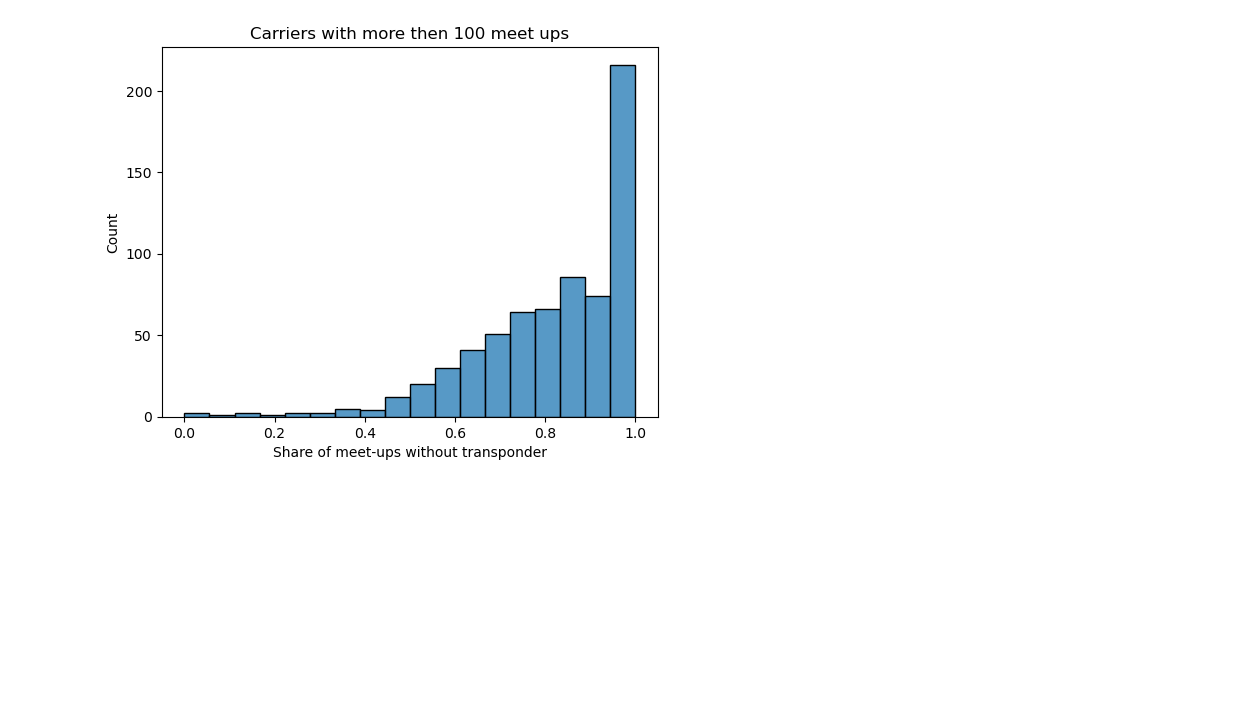
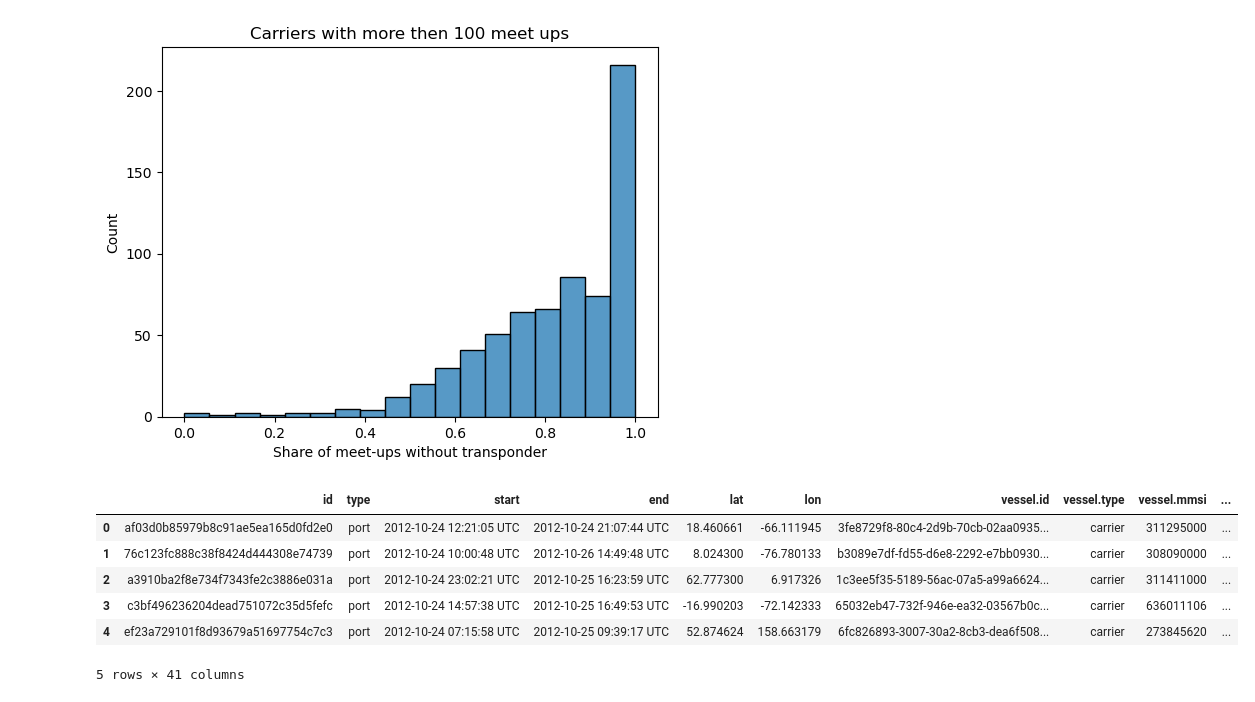
Before and after one commit to sebdodt/90739-iuu-systems-project, a Jupyter notebook: port_evaluation/eda/sebs_explorations.ipynb, the cells around one changed output. Saved outputs shown, nothing was run; the diff lists cells and outputs as text; code cells hidden in the pictures; blank space fills up the shorter version.

```diff
--- a/port_evaluation/eda/sebs_explorations.ipynb
+++ b/port_evaluation/eda/sebs_explorations.ipynb
@@ -21,3 +21,15 @@ plt.title('Carriers with more then 100 meet ups')
 plt.show()
 # %% [output]
 [figure]
+# %%
+path = '/Users/sebastiandodt/OneDrive/Uni/Carnegie Mellon University/Modules/2022 Fall/Systems Project/Coding/90739-iuu-systems-project/port_evaluation/data/xlsx/gfw_data-v2.xlsx'
+port_visits = pd.read_excel(path, sheet_name='carrier_port_visit-v2')
+port_visits.head()
+# %% [output]
+|  | id | type | start | end | lat | lon | vessel.id | vessel.type | vessel.mmsi | ... |
+| 0 | af03d0b85979b8c91ae5ea165d0fd2e0 | port | 2012-10-24 12:21:05 UTC | 2012-10-24 21:07:44 UTC | 18.460661 | -66.111945 | 3fe8729f8-80c4-2d9b-70cb-02aa0935... | carrier | 311295000 | ... |
+| 1 | 76c123fc888c38f8424d444308e74739 | port | 2012-10-24 10:00:48 UTC | 2012-10-26 14:49:48 UTC | 8.024300 | -76.780133 | b3089e7df-fd55-d6e8-2292-e7bb0930... | carrier | 308090000 | ... |
+| 2 | a3910ba2f8e734f7343fe2c3886e031a | port | 2012-10-24 23:02:21 UTC | 2012-10-25 16:23:59 UTC | 62.777300 | 6.917326 | 1c3ee5f35-5189-56ac-07a5-a99a6624... | carrier | 311411000 | ... |
+| 3 | c3bf496236204dead751072c35d5fefc | port | 2012-10-24 14:57:38 UTC | 2012-10-25 16:49:53 UTC | -16.990203 | -72.142333 | 65032eb47-732f-946e-ea32-03567b0c... | carrier | 636011106 | ... |
+| 4 | ef23a729101f8d93679a51697754c7c3 | port | 2012-10-24 07:15:58 UTC | 2012-10-25 09:39:17 UTC | 52.874624 | 158.663179 | 6fc826893-3007-30a2-8cb3-dea6f508... | carrier | 273845620 | ... |
+5 rows × 41 columns
```
Also changed, not shown: parts of 10 cells of this notebook.
